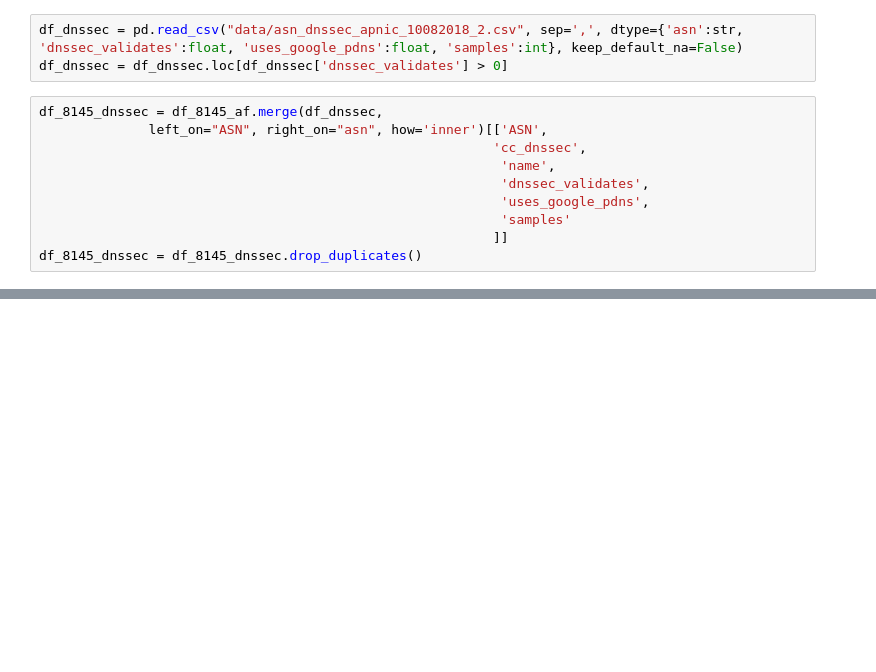
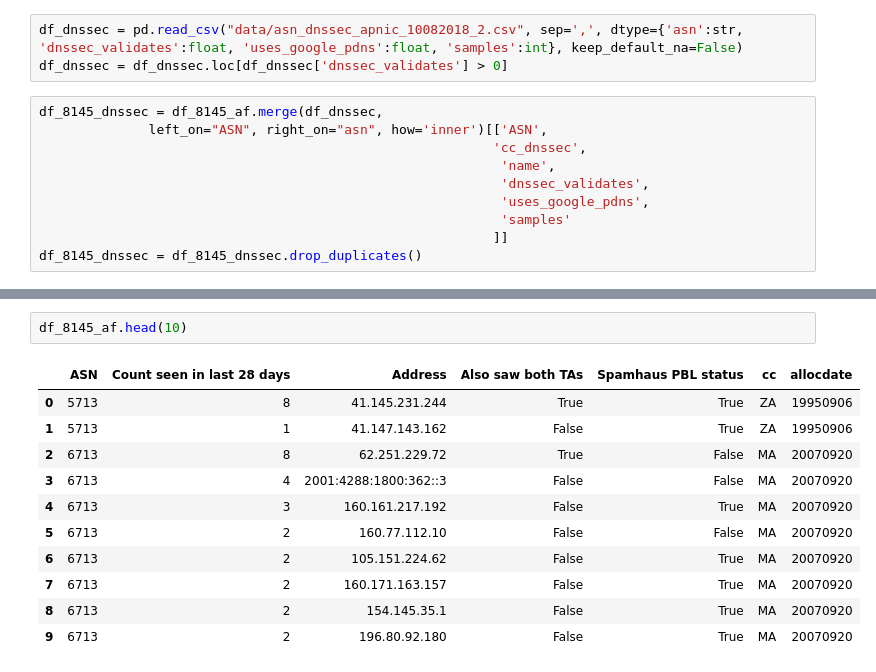
Before and after one commit to AFRINIC-Labs/ksk-rollover-africa, a Jupyter notebook: RFC8145.ipynb, the cells around one changed output, grey strips where cells are left out. Drawn from its saved outputs; the diff is of its cells as text; blank space fills up the shorter version.

```diff
--- a/RFC8145.ipynb
+++ b/RFC8145.ipynb
@@ -121,0 +169,14 @@ df_8145_dnssec.head(100)
+# %%
+df_8145_af.head(10)
+# %% [output]
+|  | ASN | Count seen in last 28 days | Address | Also saw both TAs | Spamhaus PBL status | cc | allocdate |
+| 0 | 5713 | 8 | 41.145.231.244 | True | True | ZA | 19950906 |
+| 1 | 5713 | 1 | 41.147.143.162 | False | True | ZA | 19950906 |
+| 2 | 6713 | 8 | 62.251.229.72 | True | False | MA | 20070920 |
+| 3 | 6713 | 4 | 2001:4288:1800:362::3 | False | False | MA | 20070920 |
+| 4 | 6713 | 3 | 160.161.217.192 | False | True | MA | 20070920 |
+| 5 | 6713 | 2 | 160.77.112.10 | False | False | MA | 20070920 |
+| 6 | 6713 | 2 | 105.151.224.62 | False | True | MA | 20070920 |
+| 7 | 6713 | 2 | 160.171.163.157 | False | True | MA | 20070920 |
+| 8 | 6713 | 2 | 154.145.35.1 | False | True | MA | 20070920 |
+| 9 | 6713 | 2 | 196.80.92.180 | False | True | MA | 20070920 |
```
Also changed, not shown: parts of 13 cells of this notebook, 1 other file.
